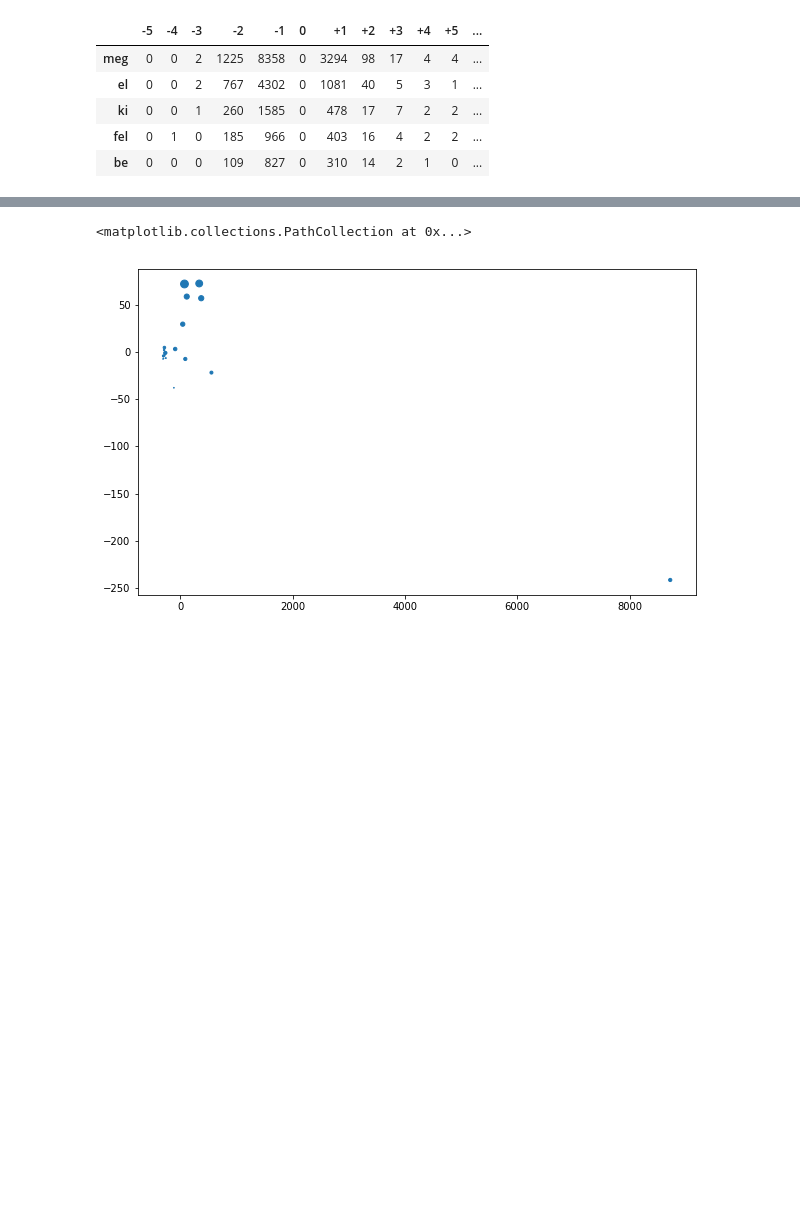
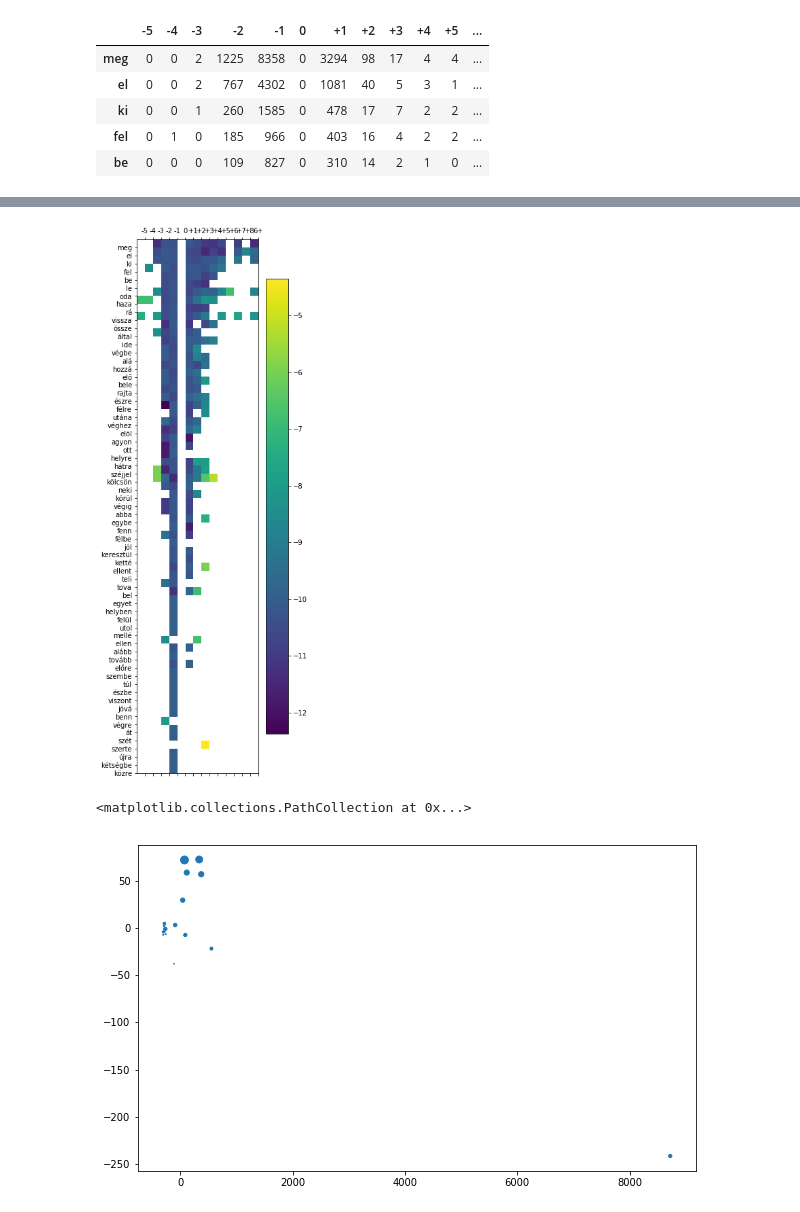
Before and after one commit to makrai/misc, a Jupyter notebook: tade/proverrb_position.ipynb, the cells around one changed output, grey strips where cells are left out. Drawn from its saved outputs; the diff is of its cells as text; code cells hidden in the pictures; blank space fills up the shorter version.

```diff
--- a/tade/proverrb_position.ipynb
+++ b/tade/proverrb_position.ipynb
@@ -66,3 +72,7 @@ show_labed_mx(mutinfo)
+# %%
+show_labed_mx(mutinfo(prevpos_regi))
+# %% [output]
+[figure, added]
 # %%
 prevproj = pca.fit_transform(provpos.values)
 # %%
```
Also changed, not shown: parts of 9 cells of this notebook.
